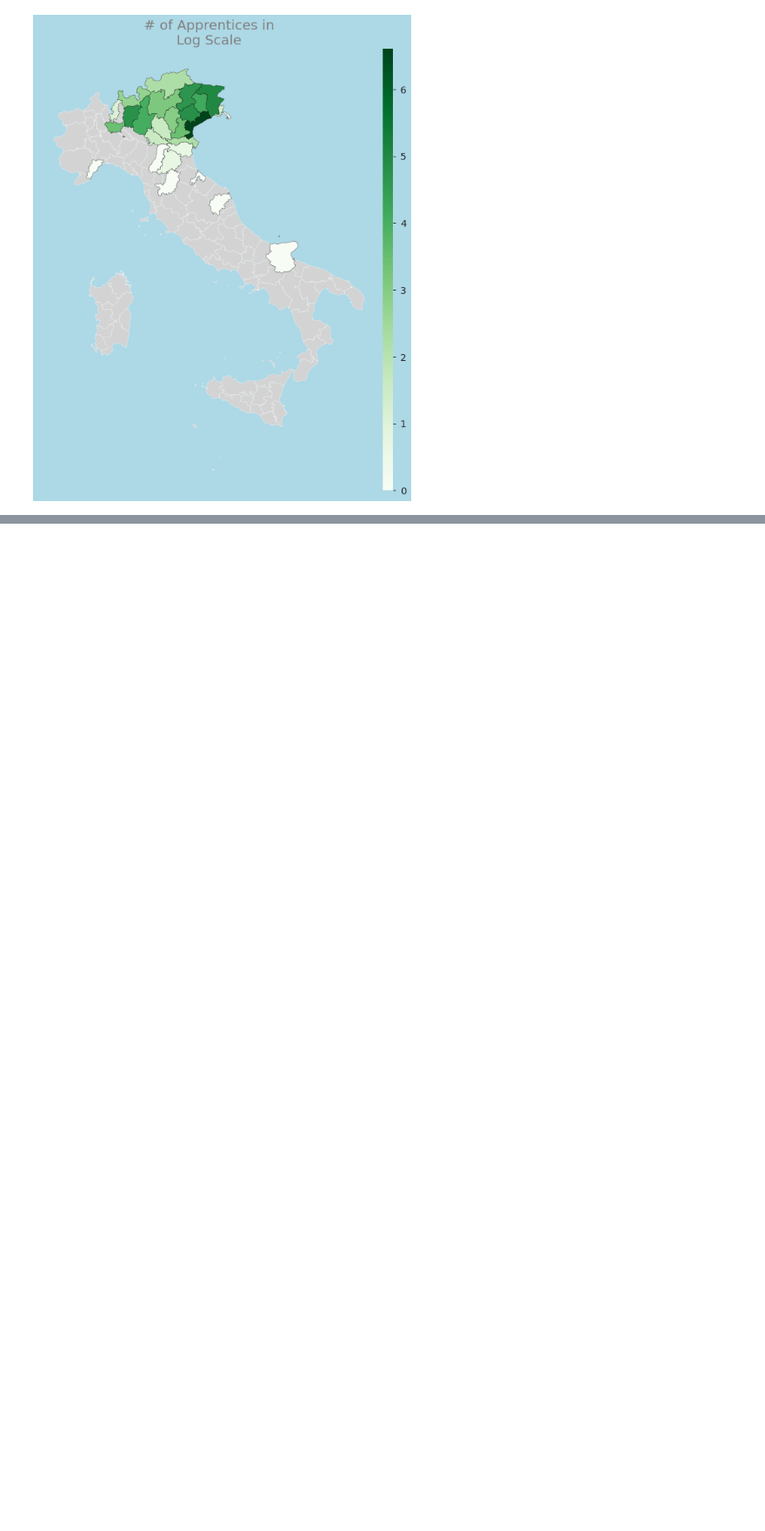
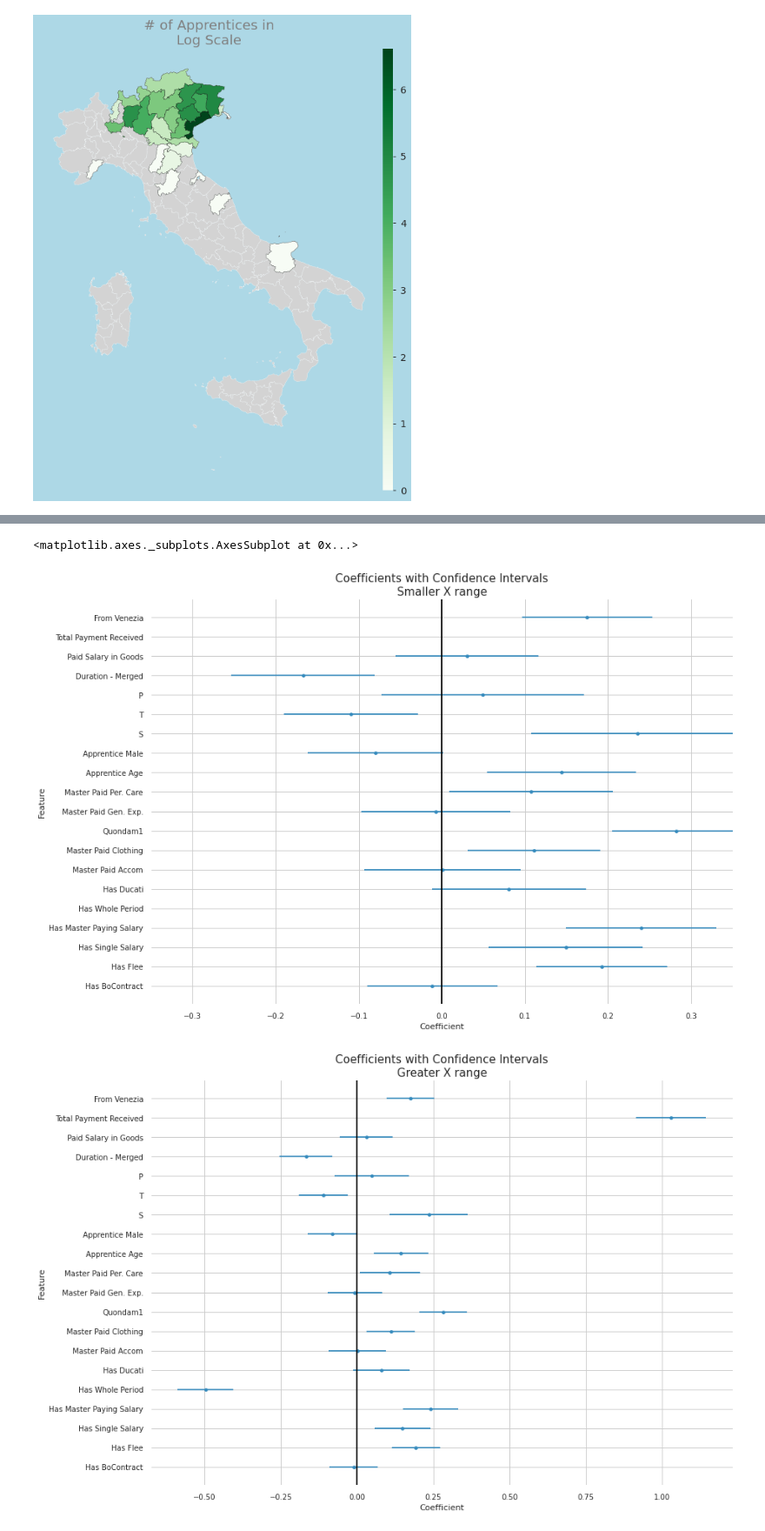
Before and after one commit to AlricRahl/Garzoni-Dataset-Exploration, a Jupyter notebook: src/Progress Notebook.ipynb, the cells around one changed output, grey strips where cells are left out. Shown at 87% size. Cells and saved outputs as stored; diff of their text form; code cells hidden in the pictures; blank space fills up the shorter version.

Commit message:
Used logistic regression to find the correlations between contract details and being pre/post plague

```diff
--- a/src/Progress Notebook.ipynb
+++ b/src/Progress Notebook.ipynb
@@ -1349,0 +1371,22 @@ filterNmap(the_table, s_year=1632, e_year=1641)
+# %%
+# merged_dummies = clnt.hotEncode(merged.reset_index(), merged["Parent Label"])
+dummy_jobs = merged["Parent Label"].str.get_dummies()[['prod. e lav. di tessuti e filati', "commercio all'ingrosso e al minuto",
+                                                       'prod. e lav. di generi alimentari','fabbr. e lav. di oggetti in vetro',
+                                                       'prod. di calzature','lav. di metalli comuni']]
+merged = merged.reset_index().merge(dummy_jobs.reset_index(), on="Contract ID", how="left")
+merged["Other Label"] = 1 - np.max(merged[['prod. e lav. di tessuti e filati', "commercio all'ingrosso e al minuto",
+                                           'prod. e lav. di generi alimentari','fabbr. e lav. di oggetti in vetro',
+                                           'prod. di calzature','lav. di metalli comuni']], axis = 1)
+del merged["Parent Label"]
+merged = merged.set_index("Contract ID")
+merged = cleanOutliers(merged, ["Apprentice Age", "Duration - Merged", "Total Payment Received"])
+# %%
+del merged["Parent Label"]
+x_data = merged.copy()
+del x_data["After Plague"]
+x_data = pd.DataFrame(scale(x_data), columns=x_data.keys())
+y_data = np.array(merged["After Plague"].copy())
+logit_model = sm.Logit(y_data, x_data)
+result=logit_model.fit(method='bfgs')
+print(result.summary2())
+print(result.get_margeff().summary())
@@ -1349,0 +1411,26 @@ filterNmap(the_table, s_year=1632, e_year=1641)
+# %%
+coef = pd.DataFrame(result.params, columns = ["Coef"]).reset_index()
+error = result.conf_int().reset_index()
+error.columns = ["Index", "L", "H"]
+error["Final"] = (error["H"]-error["L"])/2
+coef = coef.merge(error[["Index", "Final"]], left_on="index", right_on="Index")[["Index", "Coef", "Final"]]
+coef.columns = ["Feature", "Coefficient", "Error"]
+# %%
+fig, ax = plt.subplots(figsize=(14,10))
+ax.plot(0)
+ax.axvline(x=0, color="black")
+ax.set_title("Coefficients with Confidence Intervals\nSmaller X range",
+              fontsize=15)
+coef.plot.scatter(x = "Coefficient", y = "Feature", ax=ax,
+                  xerr="Error", grid=True, xlim=(-0.35, 0.35))
+fig2, ax2 = plt.subplots(figsize=(14,10))
+ax2.plot(0)
+ax2.axvline(x=0, color="black")
+ax2.set_title("Coefficients with Confidence Intervals\nGreater X range",
+              fontsize=15)
+coef.plot.scatter(x = "Coefficient", y = "Feature", ax=ax2,
+                  xerr="Error", grid=True)
+# %% [output]
+<matplotlib.axes._subplots.AxesSubplot at 0x...>
+[figure, added]
+[figure, added]
```
Also changed, not shown: parts of 20 cells of this notebook.
